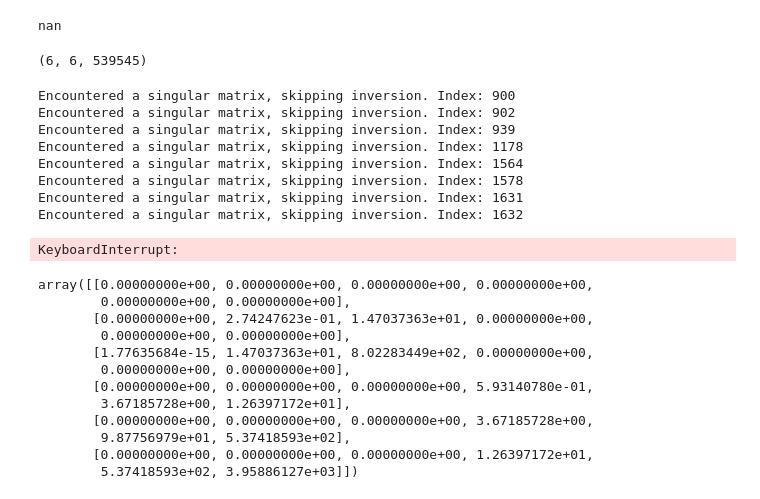
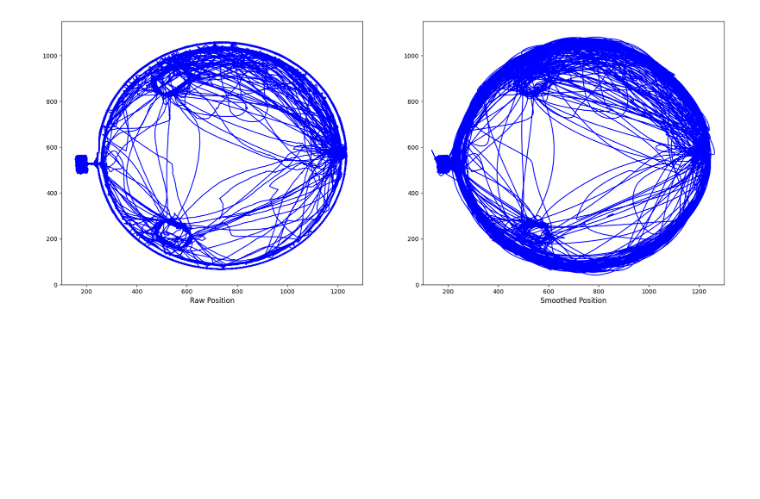
Before and after one commit to zimoli02/2023-2024-SURFiN-Foraging-Project, a Jupyter notebook: Scripts/Test.ipynb, the cells around one changed output. Cells and saved outputs as stored; diff of their text form; code cells hidden in the pictures; blank space fills up the shorter version.

```diff
--- a/Scripts/Test.ipynb
+++ b/Scripts/Test.ipynb
@@ -61,0 +87,7 @@ short_sessions = sessions.iloc[[4,16,17,20,23,24,25,26,28,29,30,31]]
+# %%
+start, end = pd.Timestamp('2022-03-15 12:40:36.282139778'), pd.Timestamp('2022-03-15 15:56:55.801119804')
+mouse_pos = api.load(root, exp02.CameraTop.Position, start=start, end=end)
+
+mouse_pos = kinematics.ProcessRawData(mouse_pos, root, start, end)
+
+obs = np.transpose(mouse_pos[["x", "y"]].to_numpy())
@@ -166,48 +132,12 @@ filterRes_l = np.load('../Data/ProcessedMouseKinematics/' + title+'filterRes.npz
-# %%
-filterRes_l['logLike'][0,0]/len(filterRes_l['xnn'][0][0])
-# %% [output]
-nan
-# %%
-filterRes_l['Vnn'].shape
-# %% [output]
-(6, 6, 539545)
-# %%
-for i in range(539545):
-    try:
-        inv_matrix = np.linalg.inv(filterRes_l['Vnn'][:, :, i])
-    except np.linalg.LinAlgError:
-        print("Encountered a singular matrix, skipping inversion. " + "Index: " + str(i))
-        continue
-# %% [output]
-Encountered a singular matrix, skipping inversion. Index: 900
-Encountered a singular matrix, skipping inversion. Index: 902
-Encountered a singular matrix, skipping inversion. Index: 939
-Encountered a singular matrix, skipping inversion. Index: 1178
-Encountered a singular matrix, skipping inversion. Index: 1564
-Encountered a singular matrix, skipping inversion. Index: 1578
-Encountered a singular matrix, skipping inversion. Index: 1631
-Encountered a singular matrix, skipping inversion. Index: 1632
-KeyboardInterrupt:
-# %%
-filterRes_l['Vnn'][:, :, 902]
-# %% [output]
-array([[0.00000000e+00, 0.00000000e+00, 0.00000000e+00, 0.00000000e+00,
-        0.00000000e+00, 0.00000000e+00],
-       [0.00000000e+00, 2.74247623e-01, 1.47037363e+01, 0.00000000e+00,
-        0.00000000e+00, 0.00000000e+00],
-       [1.77635684e-15, 1.47037363e+01, 8.02283449e+02, 0.00000000e+00,
-        0.00000000e+00, 0.00000000e+00],
-       [0.00000000e+00, 0.00000000e+00, 0.00000000e+00, 5.93140780e-01,
-        3.67185728e+00, 1.26397172e+01],
-       [0.00000000e+00, 0.00000000e+00, 0.00000000e+00, 3.67185728e+00,
-        9.87756979e+01, 5.37418593e+02],
-       [0.00000000e+00, 0.00000000e+00, 0.00000000e+00, 1.26397172e+01,
-        5.37418593e+02, 3.95886127e+03]])
-# %%
-for i in range(len(filterRes_l['Vnn1'][0][0])):
-    try:
-        inv_matrix = np.linalg.inv(filterRes_l['Vnn1'][:, :, i])
-    except np.linalg.LinAlgError:
-        # Handle the singular matrix case, e.g., by logging, using an alternative method, or skipping
-        print("Encountered a singular matrix, skipping inversion. " + "Index: " + str(i))
-        continue  # Or other logic to handle this case
+# %%
+fig, axs = plt.subplots(1,2,figsize = (20, 8))
+axs[0].plot(mouse_pos.x, mouse_pos.y, color = 'blue')
+axs[1].plot(mouse_pos.smoothed_position_x, mouse_pos.smoothed_position_y, color = 'blue')
+axs[0].set_xlabel('Raw Position', fontsize = 12)
+axs[1].set_xlabel('Smoothed Position', fontsize = 12)
+for i in range(2):
+    axs[i].set_xlim(100, 1300)
+    axs[i].set_ylim(0, 1150)
+plt.show()
+# %% [output]
+[figure, added]
```
Also changed, not shown: parts of 22 cells of this notebook, 21 other files.
